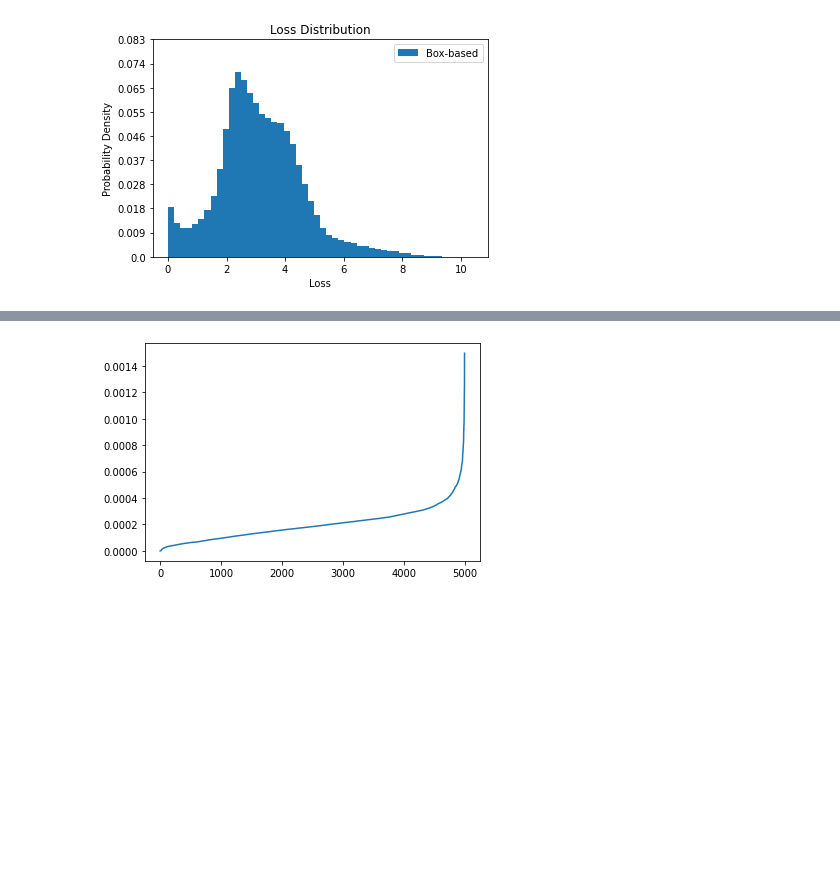
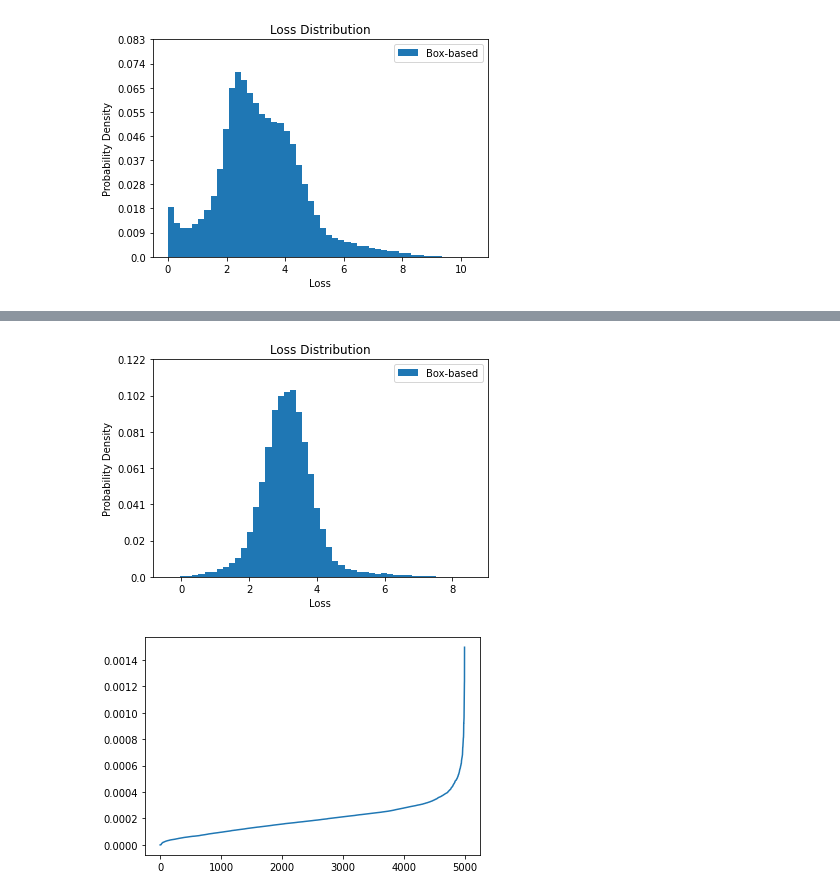
Before and after one commit to susanbao/orkspace, a Jupyter notebook: DINO/estimated_loss_analysis.ipynb, the cells around one changed output, grey strips where cells are left out. Drawn from its saved outputs; the diff is of its cells as text; code cells hidden in the pictures; blank space fills up the shorter version.

```diff
--- a/DINO/estimated_loss_analysis.ipynb
+++ b/DINO/estimated_loss_analysis.ipynb
@@ -61,3 +63,9 @@ train_losses.shape, val_losses.shape
+# %%
+val_path = "./results/loss_analysis/box_based_ridge_regression_feature.npy"
+feature_vit_losses = np_read(val_path)
+display_data_hist(feature_vit_losses)
+# %% [output]
+[figure, added]
 # %%
 results_path = "./results/loss_analysis/"
 i_ase_results = read_one_results(results_path + "image_based_ASE.json")
```
Also changed, not shown: parts of 1 cell of this notebook, 1 other file.
